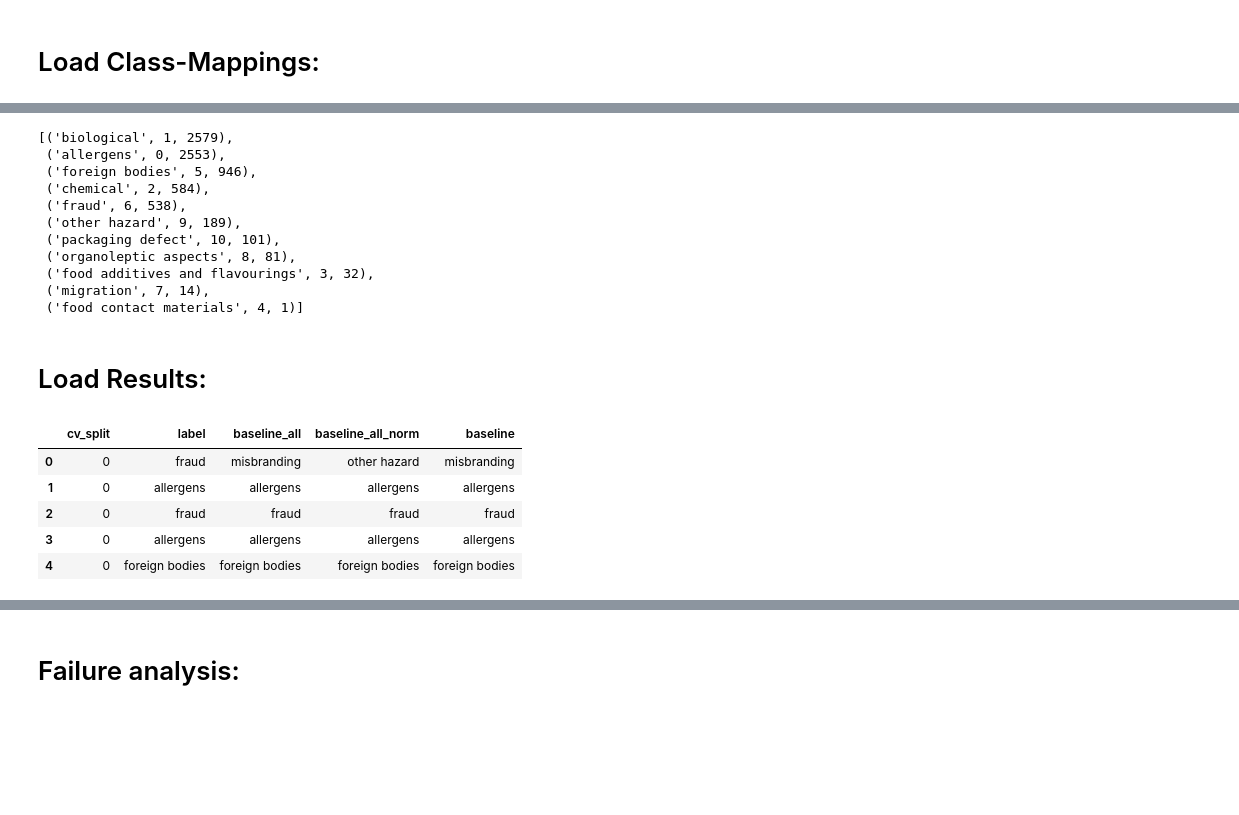
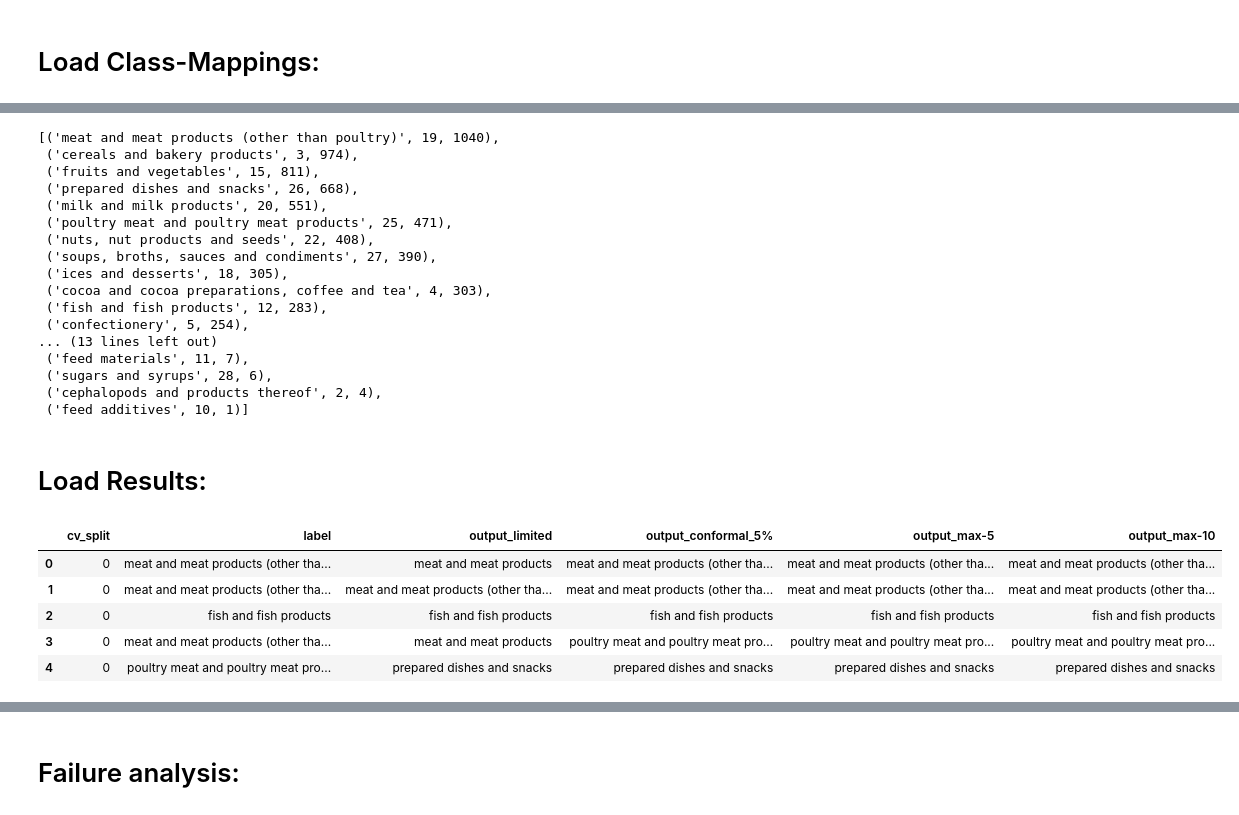
Before and after one commit to k-randl/conformal_prompting, a Jupyter notebook: results/results_prompting.ipynb, the cells around one changed output, grey strips where cells are left out. Drawn from its saved outputs; the diff is of its cells as text; code cells hidden in the pictures; blank space fills up the shorter version.

```diff
--- a/results/results_prompting.ipynb
+++ b/results/results_prompting.ipynb
@@ -42,5 +72,5 @@ low_support
 # %%
-counts = pd.read_csv('data/incidents/incidents_final.csv')[LABEL].value_counts()
+counts = pd.read_csv('../data/incidents/incidents_final.csv')[LABEL].value_counts()
 
 class_map = list(zip(
     class_map,
@@ -50,31 +80,37 @@ class_map = list(zip(
 class_map.sort(key=lambda row:row[2], reverse=True)
 class_map
 # %% [output]
-[('biological', 1, 2579),
- ('allergens', 0, 2553),
- ('foreign bodies', 5, 946),
- ('chemical', 2, 584),
- ('fraud', 6, 538),
- ('other hazard', 9, 189),
- ('packaging defect', 10, 101),
- ('organoleptic aspects', 8, 81),
- ('food additives and flavourings', 3, 32),
- ('migration', 7, 14),
- ('food contact materials', 4, 1)]
+[('meat and meat products (other than poultry)', 19, 1040),
+ ('cereals and bakery products', 3, 974),
+ ('fruits and vegetables', 15, 811),
+ ('prepared dishes and snacks', 26, 668),
+ ('milk and milk products', 20, 551),
+ ('poultry meat and poultry meat products', 25, 471),
+ ('nuts, nut products and seeds', 22, 408),
+ ('soups, broths, sauces and condiments', 27, 390),
+ ('ices and desserts', 18, 305),
+ ('cocoa and cocoa preparations, coffee and tea', 4, 303),
+ ('fish and fish products', 12, 283),
+ ('confectionery', 5, 254),
+... (13 lines left out)
+ ('feed materials', 11, 7),
+ ('sugars and syrups', 28, 6),
+ ('cephalopods and products thereof', 2, 4),
+ ('feed additives', 10, 1)]
 # %% [markdown]
 # Load Results:
 # %%
-results = pd.read_csv(f'results/palm/palm-{LABEL}.csv').fillna('')
+results = pd.read_csv(f'../results/{MODEL}/{MODEL}_{LABEL}_{SHOTS:d}-shot.csv').fillna('')
 results['label'] = [l for l in results['label']]
 
-results = results[['label', 'baseline_all', 'baseline_lim', 'conformal']]
+results = results[['cv_split', 'label'] + [col for col in results.columns if col.startswith('output_')]]
 
 results.head()
 # %% [output]
-|  | cv_split | label | baseline_all | baseline_all_norm | baseline |
-| 0 | 0 | fraud | misbranding | other hazard | misbranding |
-| 1 | 0 | allergens | allergens | allergens | allergens |
-| 2 | 0 | fraud | fraud | fraud | fraud |
-| 3 | 0 | allergens | allergens | allergens | allergens |
-| 4 | 0 | foreign bodies | foreign bodies | foreign bodies | foreign bodies |
+|  | cv_split | label | output_limited | output_conformal_5% | output_max-5 | output_max-10 |
+| 0 | 0 | meat and meat products (other tha... | meat and meat products | meat and meat products (other tha... | meat and meat products (other tha... | meat and meat products (other tha... |
+| 1 | 0 | meat and meat products (other tha... | meat and meat products (other tha... | meat and meat products (other tha... | meat and meat products (other tha... | meat and meat products (other tha... |
+| 2 | 0 | fish and fish products | fish and fish products | fish and fish products | fish and fish products | fish and fish products |
+| 3 | 0 | meat and meat products (other tha... | meat and meat products | poultry meat and poultry meat pro... | poultry meat and poultry meat pro... | poultry meat and poultry meat pro... |
+| 4 | 0 | poultry meat and poultry meat pro... | prepared dishes and snacks | prepared dishes and snacks | prepared dishes and snacks | prepared dishes and snacks |
 # %%
```
Also changed, not shown: parts of 18 cells of this notebook, 15 other files.
